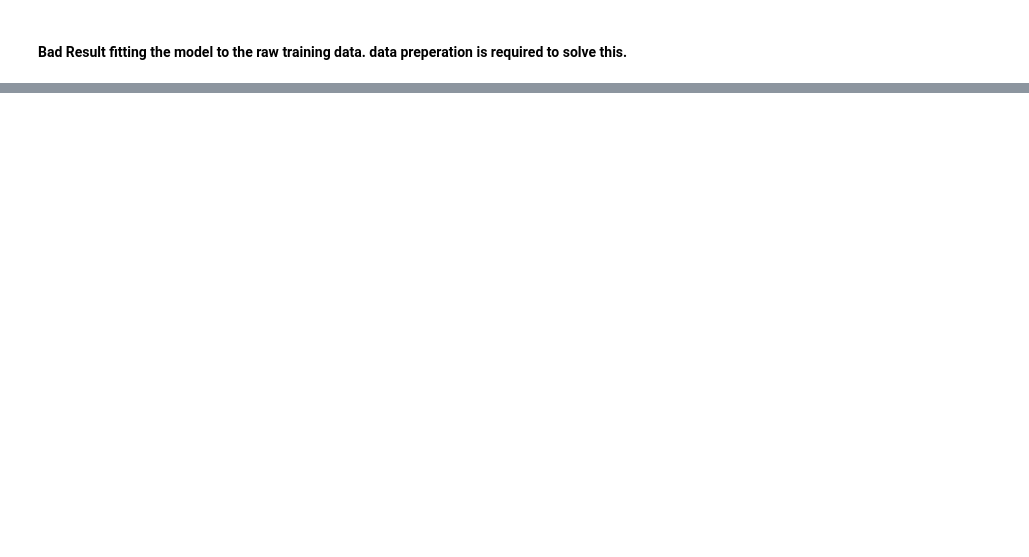
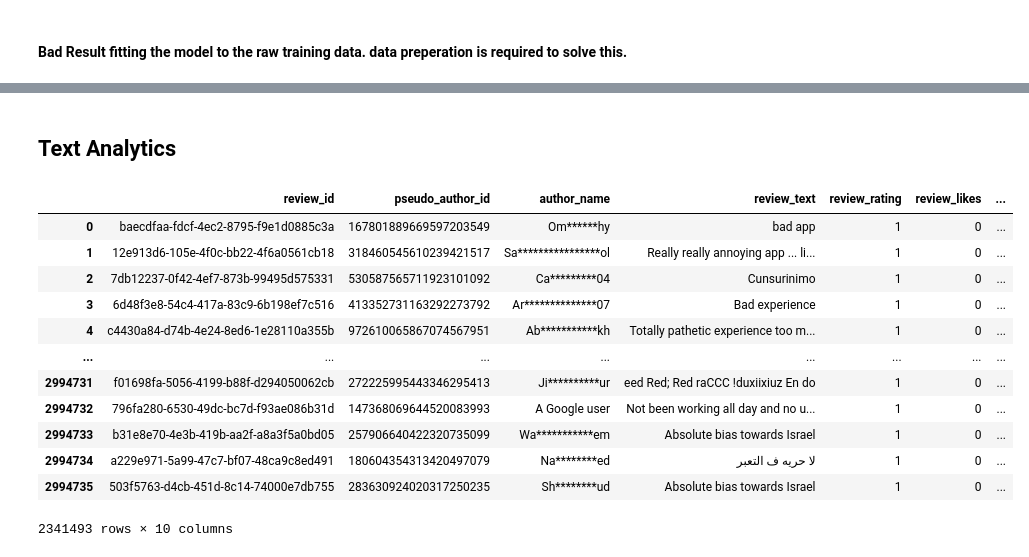
Before and after one commit to juanitopepito97/CA_projects-, a Jupyter notebook: Johannes_Loos_Int_MLDataVis-Hdip-DA-for-Business.ipynb, the cells around one changed output, grey strips where cells are left out. Drawn from its saved outputs; the diff is of its cells as text; code cells hidden in the pictures; blank space fills up the shorter version.

Commit message:
data prep for text analytics

```diff
--- a/Johannes_Loos_Int_MLDataVis-Hdip-DA-for-Business.ipynb
+++ b/Johannes_Loos_Int_MLDataVis-Hdip-DA-for-Business.ipynb
@@ -235,0 +535,18 @@ print('Test MAPE: %.2f' % mape)
+# %% [markdown]
+## Text Analytics
+# %%
+df
+# %% [output]
+|  | review_id | pseudo_author_id | author_name | review_text | review_rating | review_likes | ... |
+| 0 | baecdfaa-fdcf-4ec2-8795-f9e1d0885c3a | 167801889669597203549 | Om******hy | bad app | 1 | 0 | ... |
+| 1 | 12e913d6-105e-4f0c-bb22-4f6a0561cb18 | 318460545610239421517 | Sa****************ol | Really really annoying app ... li... | 1 | 0 | ... |
+| 2 | 7db12237-0f42-4ef7-873b-99495d575331 | 530587565711923101092 | Ca*********04 | Cunsurinimo | 1 | 0 | ... |
+| 3 | 6d48f3e8-54c4-417a-83c9-6b198ef7c516 | 413352731163292273792 | Ar**************07 | Bad experience | 1 | 0 | ... |
+| 4 | c4430a84-d74b-4e24-8ed6-1e28110a355b | 972610065867074567951 | Ab***********kh | Totally pathetic experience too m... | 1 | 0 | ... |
+| ... | ... | ... | ... | ... | ... | ... | ... |
+| 2994731 | f01698fa-5056-4199-b88f-d294050062cb | 272225995443346295413 | Ji**********ur | eed Red; Red raCCC !duxiixiuz En do | 1 | 0 | ... |
+| 2994732 | 796fa280-6530-49dc-bc7d-f93ae086b31d | 147368069644520083993 | A Google user | Not been working all day and no u... | 1 | 0 | ... |
+| 2994733 | b31e8e70-4e3b-419b-aa2f-a8a3f5a0bd05 | 257906640422320735099 | Wa***********em | Absolute bias towards Israel | 1 | 0 | ... |
+| 2994734 | a229e971-5a99-47c7-bf07-48ca9c8ed491 | 180604354313420497079 | Na********ed | لا حريه ف التعبر | 1 | 0 | ... |
+| 2994735 | 503f5763-d4cb-451d-8c14-74000e7db755 | 283630924020317250235 | Sh********ud | Absolute bias towards Israel | 1 | 0 | ... |
+2341493 rows × 10 columns
```
Also changed, not shown: parts of 44 cells of this notebook.
